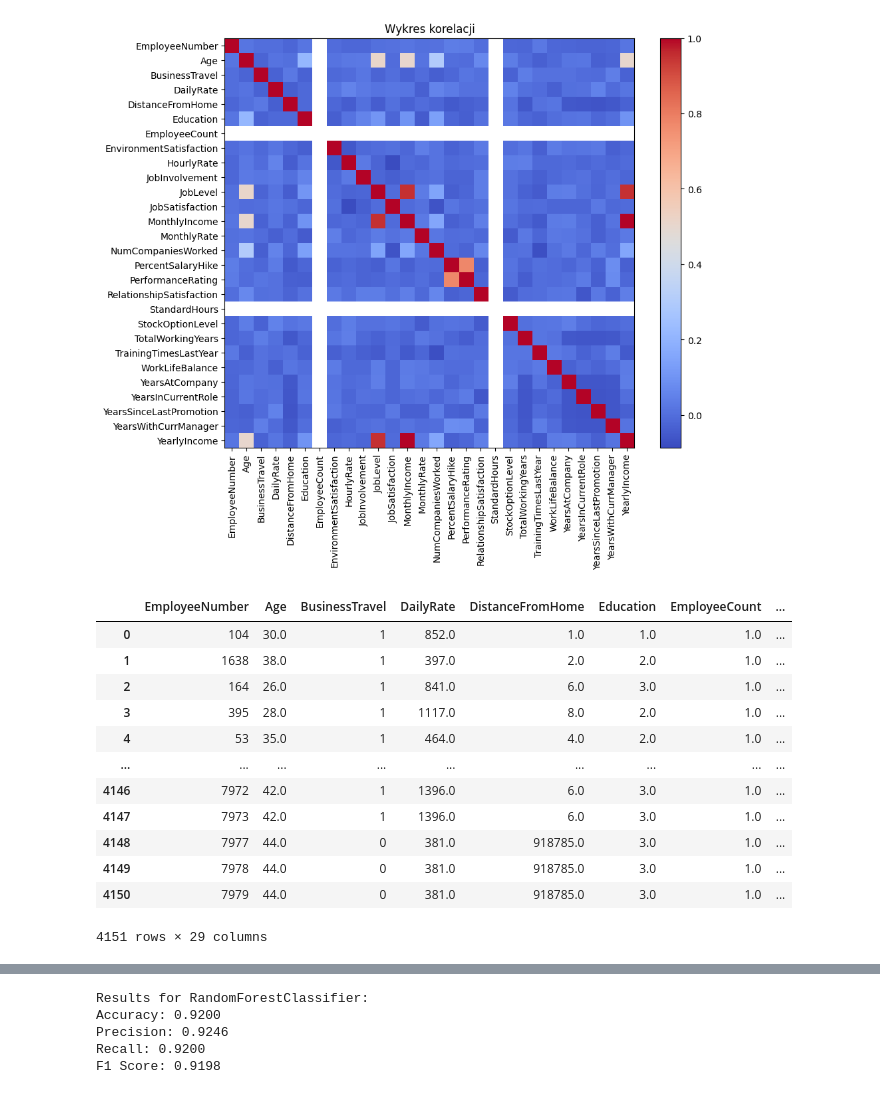
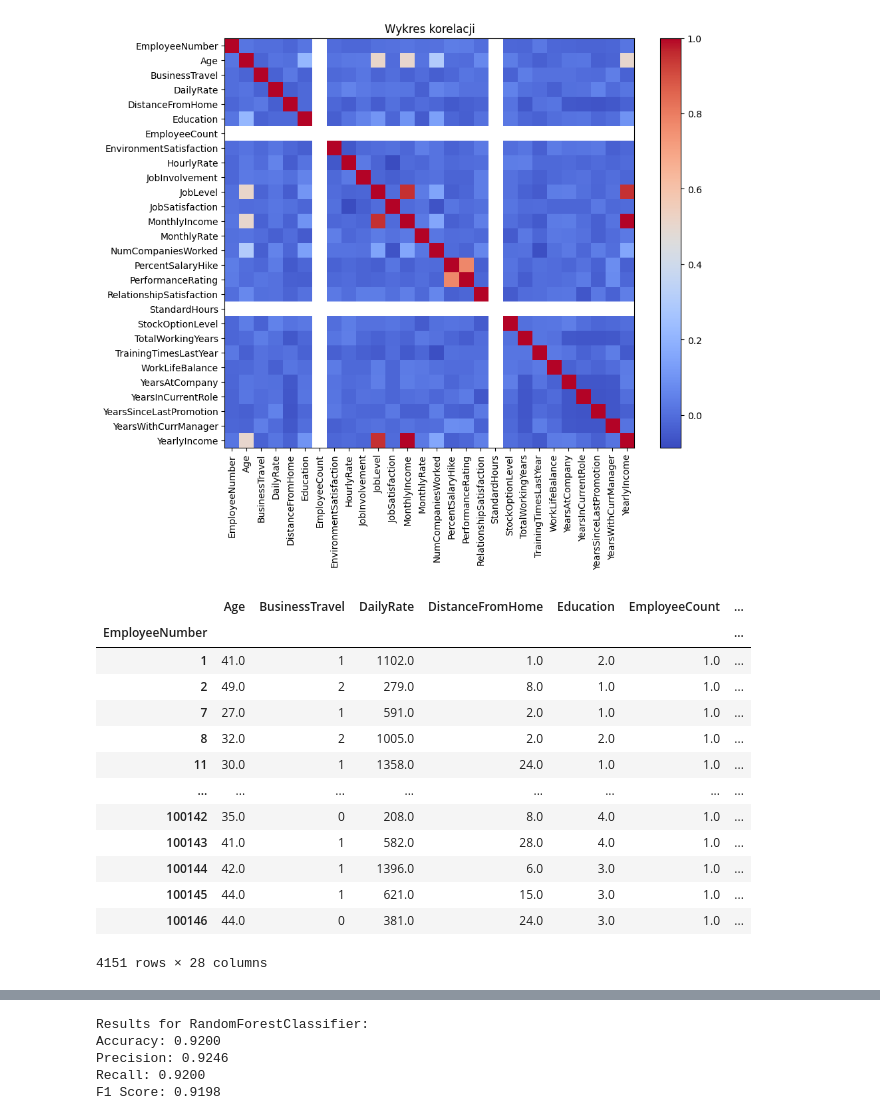
Before and after one commit to PawelPolejowski/nowerepozytorium, a Jupyter notebook: Projekt_klasyfikacje.ipynb, the cells around one changed output, grey strips where cells are left out. Cells and saved outputs as stored; diff of their text form; code cells hidden in the pictures.

```diff
--- a/Projekt_klasyfikacje.ipynb
+++ b/Projekt_klasyfikacje.ipynb
@@ -122,22 +122,24 @@ plt.show()
 # %%
 merged_attrition_df = pd.merge(merged_df, attrition, on="EmployeeNumber")
 # Zakładając, że masz DataFrame o nazwie 'merged_attrition_df'
 
 # Usunięcie kolumn 'Department', 'EducationField' i 'Attrition_x'
 merged_attrition_df = merged_attrition_df.drop(['Department', 'EducationField', 'Attrition_x', 'Gender', 'JobRole', 'MaritalStatus', 'Over18', 'OverTime'], axis=1)
-
+merged_attrition_df.set_index("EmployeeNumber", inplace=True)
+merged_attrition_df.sort_index(inplace=True)
 merged_attrition_df
 # %% [output]
-|  | EmployeeNumber | Age | BusinessTravel | DailyRate | DistanceFromHome | Education | EmployeeCount | ... |
-| 0 | 104 | 30.0 | 1 | 852.0 | 1.0 | 1.0 | 1.0 | ... |
-| 1 | 1638 | 38.0 | 1 | 397.0 | 2.0 | 2.0 | 1.0 | ... |
-| 2 | 164 | 26.0 | 1 | 841.0 | 6.0 | 3.0 | 1.0 | ... |
-| 3 | 395 | 28.0 | 1 | 1117.0 | 8.0 | 2.0 | 1.0 | ... |
-| 4 | 53 | 35.0 | 1 | 464.0 | 4.0 | 2.0 | 1.0 | ... |
-| ... | ... | ... | ... | ... | ... | ... | ... | ... |
-| 4146 | 7972 | 42.0 | 1 | 1396.0 | 6.0 | 3.0 | 1.0 | ... |
-| 4147 | 7973 | 42.0 | 1 | 1396.0 | 6.0 | 3.0 | 1.0 | ... |
-| 4148 | 7977 | 44.0 | 0 | 381.0 | 918785.0 | 3.0 | 1.0 | ... |
-| 4149 | 7978 | 44.0 | 0 | 381.0 | 918785.0 | 3.0 | 1.0 | ... |
-| 4150 | 7979 | 44.0 | 0 | 381.0 | 918785.0 | 3.0 | 1.0 | ... |
+|  | Age | BusinessTravel | DailyRate | DistanceFromHome | Education | EmployeeCount | ... |
+| EmployeeNumber |  |  |  |  |  |  | ... |
+| 1 | 41.0 | 1 | 1102.0 | 1.0 | 2.0 | 1.0 | ... |
+| 2 | 49.0 | 2 | 279.0 | 8.0 | 1.0 | 1.0 | ... |
+| 7 | 27.0 | 1 | 591.0 | 2.0 | 1.0 | 1.0 | ... |
+| 8 | 32.0 | 2 | 1005.0 | 2.0 | 2.0 | 1.0 | ... |
+| 11 | 30.0 | 1 | 1358.0 | 24.0 | 1.0 | 1.0 | ... |
+| ... | ... | ... | ... | ... | ... | ... | ... |
+| 100142 | 35.0 | 0 | 208.0 | 8.0 | 4.0 | 1.0 | ... |
+| 100143 | 41.0 | 1 | 582.0 | 28.0 | 4.0 | 1.0 | ... |
+| 100144 | 42.0 | 1 | 1396.0 | 6.0 | 3.0 | 1.0 | ... |
+| 100145 | 44.0 | 1 | 621.0 | 15.0 | 3.0 | 1.0 | ... |
+| 100146 | 44.0 | 0 | 381.0 | 24.0 | 3.0 | 1.0 | ... |
-4151 rows × 29 columns
+4151 rows × 28 columns
```
Also changed, not shown: parts of 15 cells of this notebook.
